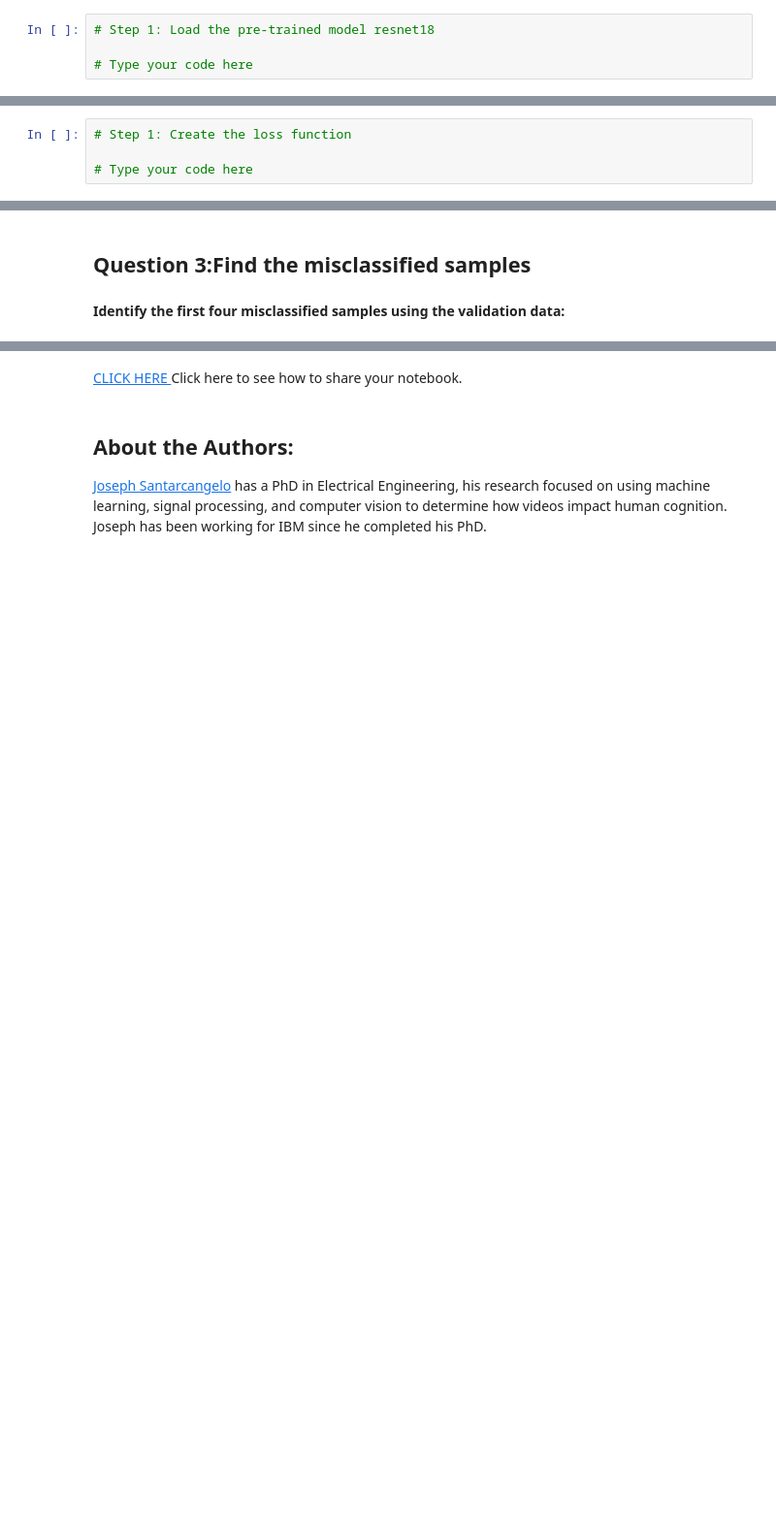
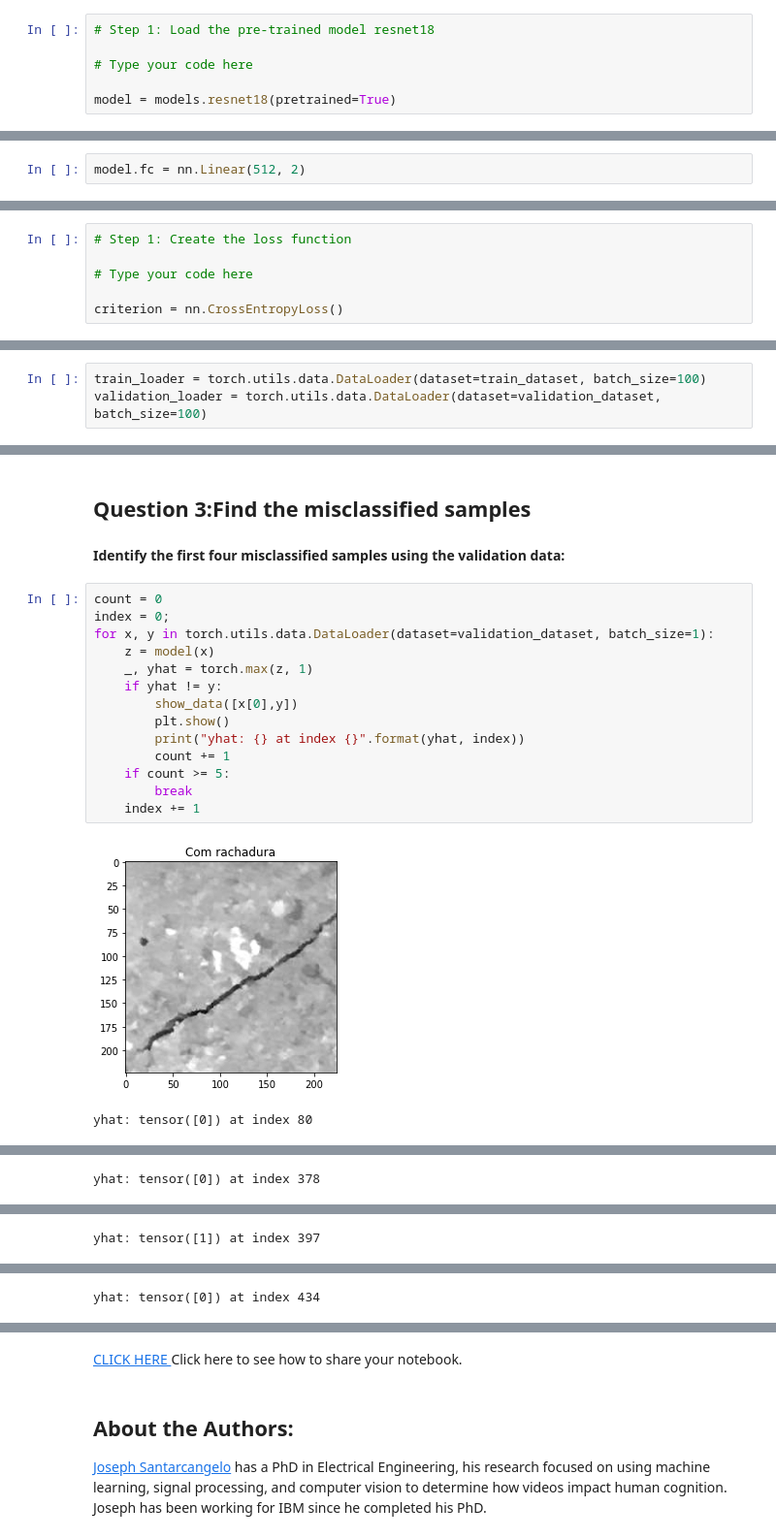
Before and after one commit to fensterseifer/Coursera-IBM-AI-Engineering, a Jupyter notebook: Course Capstone PyTorch.ipynb, the cells around one changed output, grey strips where cells are left out. Shown at 97% size. Saved outputs shown, nothing was run; the diff lists cells and outputs as text; blank space fills up the shorter version.

```diff
--- a/Course Capstone PyTorch.ipynb
+++ b/Course Capstone PyTorch.ipynb
@@ -184,3 +196,5 @@ done
 # Step 1: Load the pre-trained model resnet18
 
 # Type your code here
+
+model = models.resnet18(pretrained=True)
@@ -195,6 +215,8 @@ done
 <code>resnet18</code> is used to classify 1000 different objects; as a result, the last layer has 1000 outputs.  The 512 inputs come from the fact that the previously hidden layer has 512 outputs.
 # %% [markdown]
 <b>Step 3</b>: Replace the output layer <code>model.fc</code> of the neural network with a <code>nn.Linear</code> object, to classify 2 different classes. For the parameters <code>in_features </code> remember the last hidden layer has 512 neurons.
+# %%
+model.fc = nn.Linear(512, 2)
 # %% [markdown]
 Print out the model in order to show whether you get the correct answer.<br> <b>(Your peer reviewer is going to mark based on what you print here.)</b>
 # %%
@@ -211,8 +249,13 @@ In this question you will train your, model:
 # Step 1: Create the loss function
 
 # Type your code here
+
+criterion = nn.CrossEntropyLoss()
 # %% [markdown]
 <b>Step 2</b>: Create a training loader and validation loader object, the batch size should have 100 samples each.
+# %%
+train_loader = torch.utils.data.DataLoader(dataset=train_dataset, batch_size=100)
+validation_loader = torch.utils.data.DataLoader(dataset=validation_dataset, batch_size=100)
 # %% [markdown]
 <b>Step 3</b>: Use the following optimizer to minimize the loss
 # %%
@@ -275,3 +360,20 @@ plt.show()
 <h2 id="Question_3">Question 3:Find the misclassified samples</h2>
 # %% [markdown]
 <b>Identify the first four misclassified samples using the validation data:</b>
+# %%
+count = 0
+index = 0;
+for x, y in torch.utils.data.DataLoader(dataset=validation_dataset, batch_size=1):
+    z = model(x)
+    _, yhat = torch.max(z, 1)
+    if yhat != y:
+        show_data([x[0],y])
+        plt.show()
+        print("yhat: {} at index {}".format(yhat, index))
+        count += 1
+    if count >= 5:
+        break
+    index += 1
+# %% [output]
+[figure, added]
+yhat: tensor([0]) at index 80
@@ -277,0 +381 @@ plt.show()
+yhat: tensor([0]) at index 378
@@ -277,0 +383 @@ plt.show()
+yhat: tensor([1]) at index 397
@@ -277,0 +385 @@ plt.show()
+yhat: tensor([0]) at index 434
```
Also changed, not shown: parts of 14 cells of this notebook.
